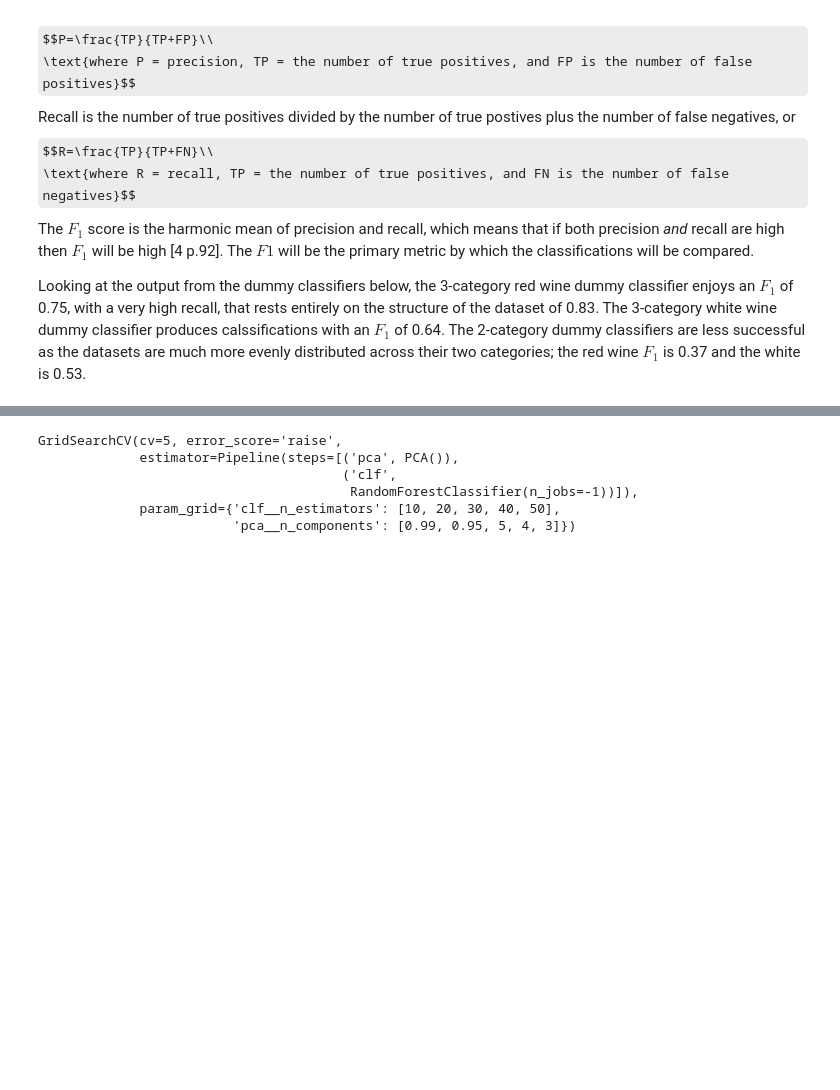
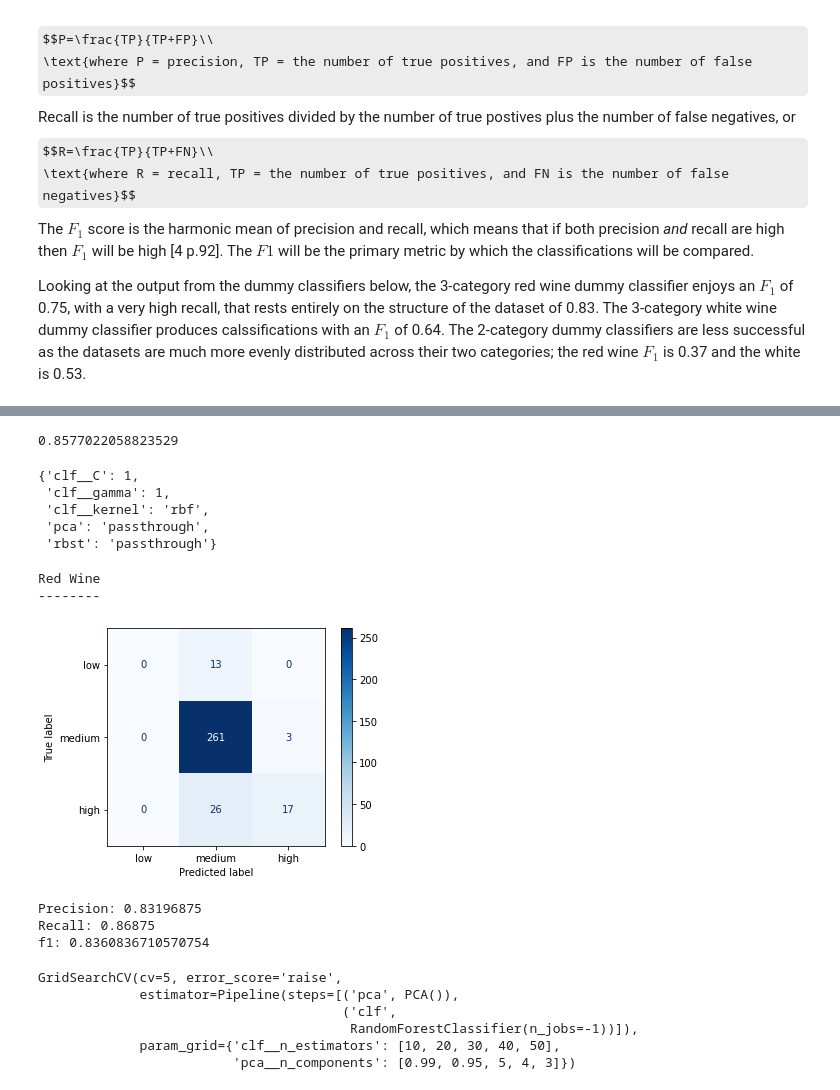
Before and after one commit to fod/machine-learning-statistics, a Jupyter notebook: scikit-learn.ipynb, the cells around one changed output, grey strips where cells are left out. Saved outputs shown, nothing was run; the diff lists cells and outputs as text; code cells hidden in the pictures; some formulas as TeX source; blank space fills up the shorter version.

```diff
--- a/scikit-learn.ipynb
+++ b/scikit-learn.ipynb
@@ -995,14 +1058,20 @@ params = [{
     'clf__gamma': [1, 0.1, 0.01]
 },{
     'rbst': ['passthrough'],
-    'pca__n_components': [4, 5, 6],
+    'pca': ['passthrough'],
+    'clf__kernel': ['rbf', 'poly'],
+    'clf__C': [0.1, 1, 10],
+    'clf__gamma': [1, 0.1, 0.01]
+},{
+    'std': ['passthrough'],
+    'pca': ['passthrough'],
     'clf__kernel': ['rbf', 'poly'],
     'clf__C': [0.1, 1, 10],
     'clf__gamma': [1, 0.1, 0.01]
 }]
 
 gs = GridSearchCV(pipe, params, cv=5, error_score='raise')
-gs.fit(X_train_rw, y_train_cat3_rw)
+# gs.fit(X_train_rw, y_train_cat3_rw)
 # %% [output]
 GridSearchCV(cv=5, error_score='raise',
              estimator=Pipeline(steps=[('std', StandardScaler()),
@@ -1026,21 +1094,0 @@ Pipeline(steps=[('std', StandardScaler()), ('rbst', 'passthrough'),
-# %%
-pipe = Pipeline([
-    ('std', StandardScaler()),
-    ('rbst', RobustScaler()),
-    ('clf', SVC(kernel='rbf', gamma=0.1, C=1))
-])
-
-params = [{
-    'std': ['passthrough'],
-    'clf__kernel': ['rbf', 'poly'],
-    'clf__C': [0.1, 1, 10],
-    'clf__gamma': [1, 0.1, 0.01]
-},{
-    'rbst': ['passthrough'],
-    'clf__kernel': ['rbf', 'poly'],
-    'clf__C': [0.1, 1, 10],
-    'clf__gamma': [1, 0.1, 0.01]
-}]
-
-gs = GridSearchCV(pipe, params, cv=5, error_score='raise')
-gs.fit(X_train_rw, y_train_cat2_rw)
@@ -1063,3 +1122,26 @@ _
+# %%
+gs.best_score_
+# %% [output]
+0.8577022058823529
+# %%
+gs.best_params_
+# %% [output]
+{'clf__C': 1,
+ 'clf__gamma': 1,
+ 'clf__kernel': 'rbf',
+ 'pca': 'passthrough',
+ 'rbst': 'passthrough'}
+# %%
+pred = gs.predict(X_test_rw)
+# %%
+metrics(y_test_cat3_rw, pred, 'Red Wine', confusion=True)
+# %% [output]
+Red Wine
+--------
+[figure, added]
+Precision: 0.83196875
+Recall: 0.86875
+f1: 0.8360836710570754
 # %%
 pipe = Pipeline([
     ('pca', PCA()),
```
Also changed, not shown: parts of 15 cells of this notebook.
